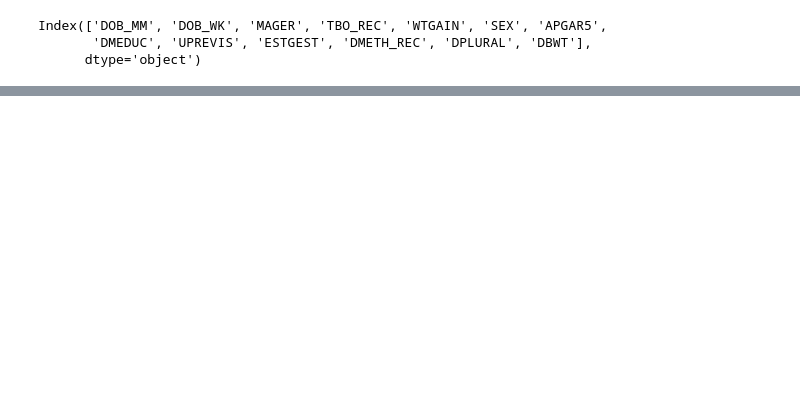
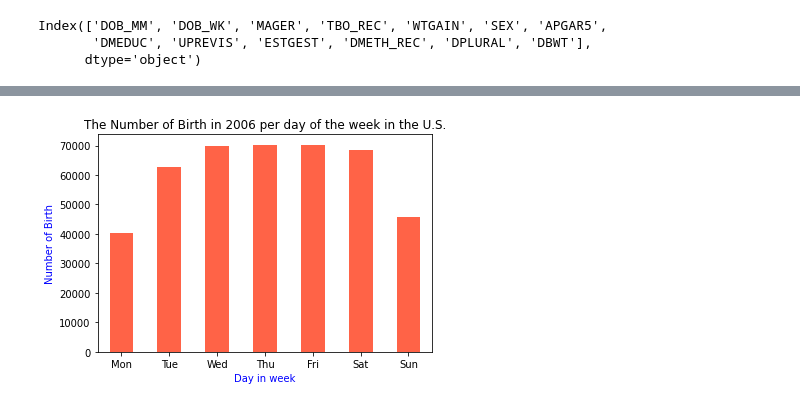
Before and after one commit to thutranghoa/Data_visualization, a Jupyter notebook: ex2.ipynb, the cells around one changed output, grey strips where cells are left out. Saved outputs shown, nothing was run; the diff lists cells and outputs as text; code cells hidden in the pictures; blank space fills up the shorter version.

```diff
--- a/ex2.ipynb
+++ b/ex2.ipynb
@@ -43,0 +64,16 @@ print (a[1::2][0][2])
+# %%
+'Task-2 : The Number of Birth in 2006 per day of the week in the U.S.'
+
+dob_wk = df.groupby("DOB_WK").size()
+
+label = ['Mon', 'Tue', 'Wed', 'Thu', 'Fri', 'Sat', 'Sun']
+
+dob_wk.plot(kind = "bar", color = "tomato")
+
+plt.title("The Number of Birth in 2006 per day of the week in the U.S.")
+plt.xlabel("Day in week", color = "blue")
+plt.ylabel("Number of Birth", color = "blue")
+plt.xticks(np.arange(len(label)), label, rotation = 0)
+plt.show()
+# %% [output]
+[figure, added]
```
Also changed, not shown: parts of 7 cells of this notebook.
